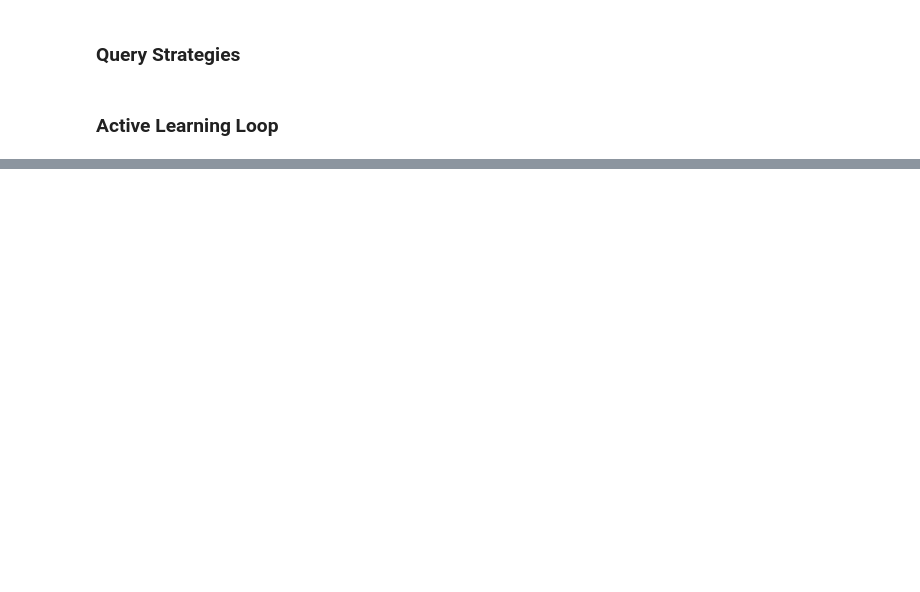
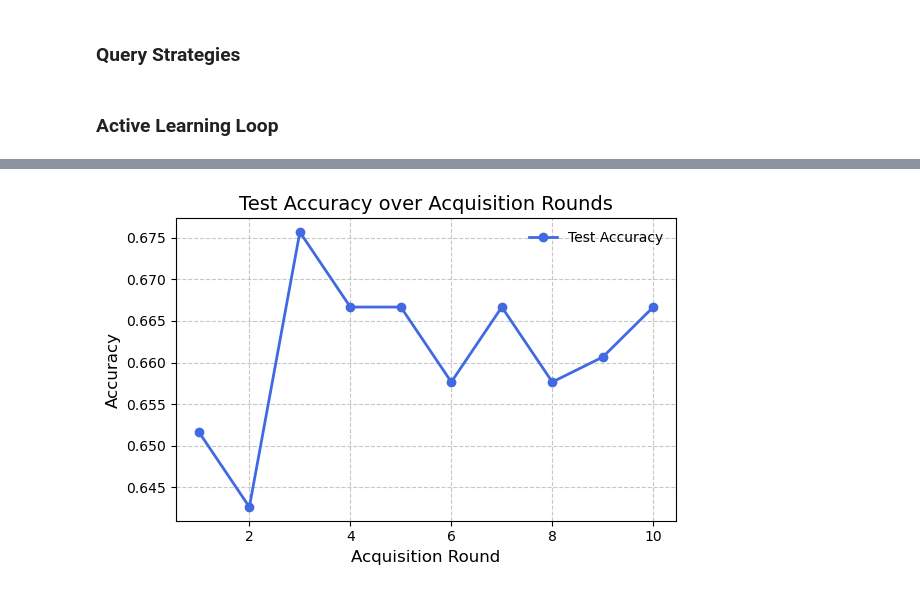
Before and after one commit to SmayanKhanna/deep-active-learning-gnn, a Jupyter notebook: DAL_notebook.ipynb, the cells around one changed output, grey strips where cells are left out. Drawn from its saved outputs; the diff is of its cells as text; code cells hidden in the pictures; blank space fills up the shorter version.

```diff
--- a/DAL_notebook.ipynb
+++ b/DAL_notebook.ipynb
@@ -187,0 +284,3 @@ acc, loss = evaluate(model, test_loader)
+# %%
+mean_embedding = compute_mean_embedding(model, split_manager.labeled_loader())
+mean_embedding.shape
@@ -204,5 +393,5 @@ def random_aquisition(unlabeled_set, k=10, model=None):
 # %% [markdown]
 ### Active Learning Loop
 # %%
-model = GAT(hidden_channels=64).to(device)
-optimizer = torch.optim.Adam(model.parameters(), lr=0.00001, weight_decay=5e-4)
+model = GAT(hidden_channels=16).to(device)
+optimizer = torch.optim.Adam(model.parameters(), lr=0.0001, weight_decay=5e-4)
@@ -246,0 +398,2 @@ Data(edge_index=[2, 96], x=[22, 3], y=[1])
+# %%
+split_manager = SplitManager(shuffled_dataset, labeled_indices, test_indices, batch_size=8)
@@ -246,0 +474,12 @@ Data(edge_index=[2, 96], x=[22, 3], y=[1])
+# %%
+test_acc, test_loss = run_active_learning_loop(
+    model_class=GAT,
+    acquisition_strategy="kmeans",
+    k=10,
+    n_rounds=10,
+    hidden_channels=16,
+    num_epochs=25,
+    reinitialize_model=False,
+    split_manager=create_split_manager(dataset),
+    dataset=dataset
+)
@@ -246,0 +517,18 @@ Data(edge_index=[2, 96], x=[22, 3], y=[1])
+# %%
+
+plt.figure(figsize=(6, 4), dpi=100)  # high-res figure
+n_rounds = len(test_acc)
+plt.plot(range(1, n_rounds+1), test_acc, marker='o', linewidth=2, color='royalblue', label='Test Accuracy')
+
+plt.xlabel('Acquisition Round', fontsize=12)
+plt.ylabel('Accuracy', fontsize=12)
+plt.title('Test Accuracy over Acquisition Rounds', fontsize=14)
+plt.xticks(fontsize=10)
+plt.yticks(fontsize=10)
+plt.grid(True, linestyle='--', alpha=0.7)
+plt.tight_layout()
+plt.legend(frameon=False)
+
+plt.show()
+# %% [output]
+[figure, added]
```
Also changed, not shown: parts of 28 cells of this notebook, 9 other files.
